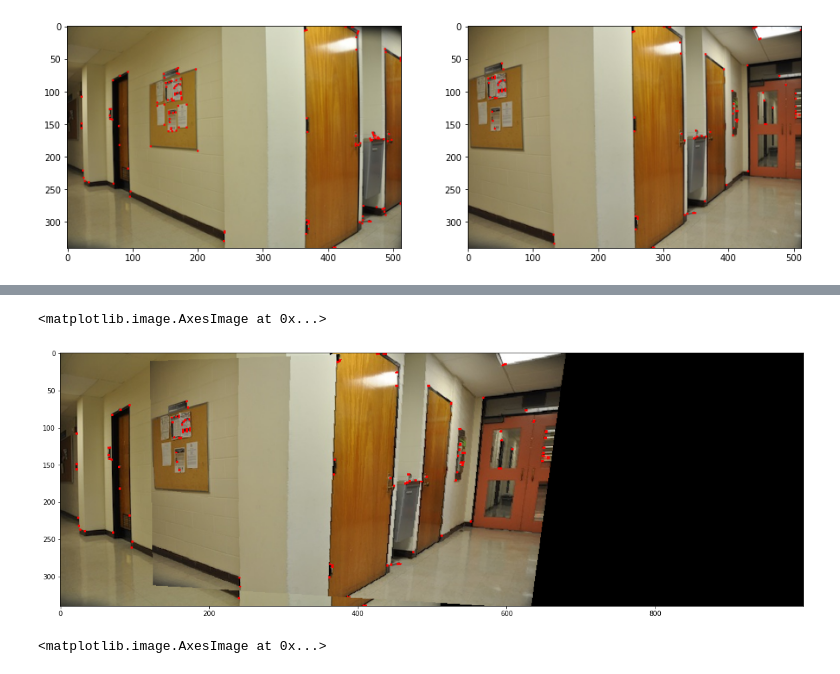
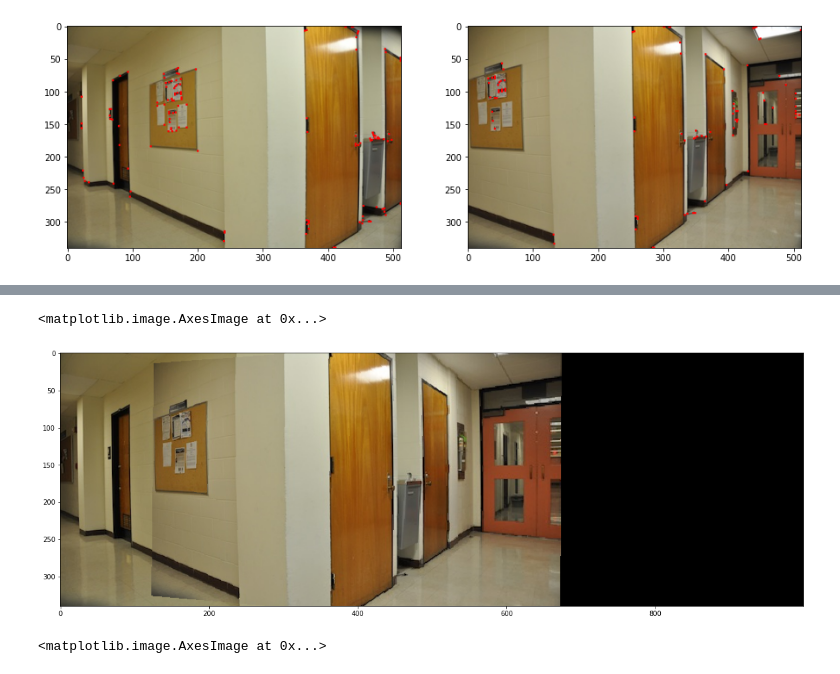
Before and after one commit to JinyangMarkLiu/EECE5639-Projects, a Jupyter notebook: Project2.ipynb, the cells around one changed output, grey strips where cells are left out. Drawn from its saved outputs; the diff is of its cells as text; code cells hidden in the pictures.

```diff
--- a/Project2.ipynb
+++ b/Project2.ipynb
@@ -9,7 +9,7 @@ from scipy import ndimage as ndi
 # %%
 image1 = cv2.imread('DanaHallWay1/DSC_0281.JPG')[:,:,[2,1,0]]
 image2 = cv2.imread('DanaHallWay1/DSC_0282.JPG')[:,:,[2,1,0]]
-raw_image1 = image1
-raw_image2 = image2
+raw_image1 = image1.copy()
+raw_image2 = image2.copy()
 # %%
 fig, axs = plt.subplots(1, 2, figsize=(15, 7))
@@ -73,11 +103,27 @@ for i in range(dst2.shape[0]):
         if(dst2[i,j] != 0):
             dist_list2.append((i,j))
 # %%
-gray1 = cv2.copyMakeBorder(gray1, 5, 5, 5, 5,cv2.BORDER_CONSTANT, None, value = 0 )
-gray2 = cv2.copyMakeBorder(gray2, 5, 5, 5, 5,cv2.BORDER_CONSTANT, None, value = 0 )
-print(gray1.shape)
-NCC = np.zeros((len(dist_list1),len(dist_list2)))
-for i in range(len(dist_list1)):
-    for j in range(len(dist_list2)):
-        NCC[i,j] = correlation_coefficient(gray1[dist_list1[i][0]:dist_list1[i][0]+10,dist_list1[i][1]:dist_list1[i][1]+10], \
+Detecting_method = 'ORB'
+corr = []
+if Detecting_method == 'NCC':
+    gray1 = cv2.copyMakeBorder(gray1, 5, 5, 5, 5,cv2.BORDER_CONSTANT, None, value = 0 )
+    gray2 = cv2.copyMakeBorder(gray2, 5, 5, 5, 5,cv2.BORDER_CONSTANT, None, value = 0 )
+    NCC = np.zeros((len(dist_list1),len(dist_list2)))
+    for i in range(len(dist_list1)):
+        for j in range(len(dist_list2)):
+            NCC[i,j] = correlation_coefficient(gray1[dist_list1[i][0]:dist_list1[i][0]+10,dist_list1[i][1]:dist_list1[i][1]+10], \
                                           gray2[dist_list2[j][0]:dist_list2[j][0]+10,dist_list2[j][1]:dist_list2[j][1]+10])
+    corr = find_corr(NCC,dist_list1,dist_list2)
+else:
+    orb = cv2.ORB_create(nfeatures=500)
+    kp1, des1 = orb.detectAndCompute(image1, None)
+    kp2, des2 = orb.detectAndCompute(image2, None)
+    bf = cv2.BFMatcher(cv2.NORM_HAMMING, crossCheck=True)
+    matches = bf.match(des1, des2)
+    matches = sorted(matches, key=lambda x: x.distance)
+    for mat in matches[:100]:
+        img1_idx = mat.queryIdx
+        img2_idx = mat.trainIdx
+        (x1, y1) = kp1[img1_idx].pt
+        (x2, y2) = kp2[img2_idx].pt
+        corr.append([(y1, x1),(y2, x2)])
@@ -128,7 +145,7 @@ im1_pnts = np.array(im1_pnts)
 im2_pnts = np.array(im2_pnts)
 # %%
 def getHomography(p1, p2):
-    h,state = cv2.findHomography(p1, p2, cv2.RANSAC,2.0)
+    h,state = cv2.findHomography(p1, p2, cv2.RANSAC,5.0)
     return h
 def find_inliers_and_outliers(im2_pnts, im1_pnts,h,t):
     inliers = []
@@ -151,7 +168,6 @@ for pnts in inliers:
     im2_pnts.append(pnts[1])
 im1_pnts = np.array(im1_pnts)
 im2_pnts = np.array(im2_pnts)
-h,state = cv2.findHomography(im2_pnts, im1_pnts)
-print(h)
+#h,state = cv2.findHomography(im2_pnts, im1_pnts)
 draw_inliers_and_outliers(raw_image1,raw_image2,inliers,outliers)
 # %% [output]
@@ -165,19 +178,19 @@ draw_inliers_and_outliers(raw_image1,raw_image2,inliers,outliers)
 # %%
 image = np.zeros((340,1000,3), np.uint8)
-image[0:340,0:512,] = image1
+image[0:340,0:512,] = raw_image1
 for i in range(0,image.shape[0]):
     for j in range(0,image.shape[1]):
         a = np.dot(np.linalg.inv(h),np.array([[i],[j],[1]]))
         a = a/a[-1]
         u,v = round(float(a[0])),round(float(a[1]))
         if(0<=u<340 and 0<=v<512):
-            image[i,j,] = image2[round(u),round(v)]
+            image[i,j,] = raw_image2[round(u),round(v)]
 
 plt.figure(figsize = (20,9))
 plt.imshow(image)
 # %% [output]
 <matplotlib.image.AxesImage at 0x...>
-[figure, old version]
+[figure, new version]
 # %%
 pnts_dst = np.array([[277,1121],[306,1257],[1027,1138],[928,1270]])
 image3 = cv2.imread('im6.jpg')[:,:,[2,1,0]]
```
Also changed, not shown: parts of 10 cells of this notebook.
